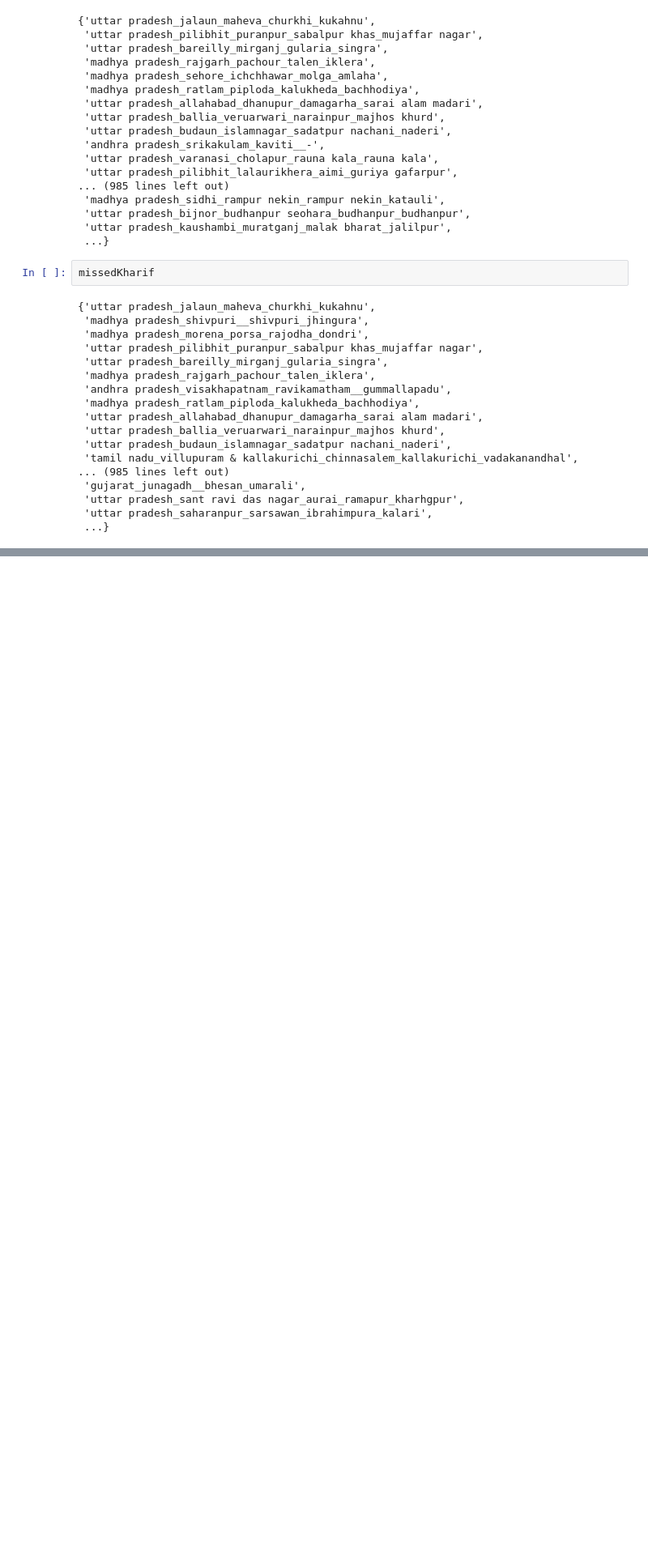
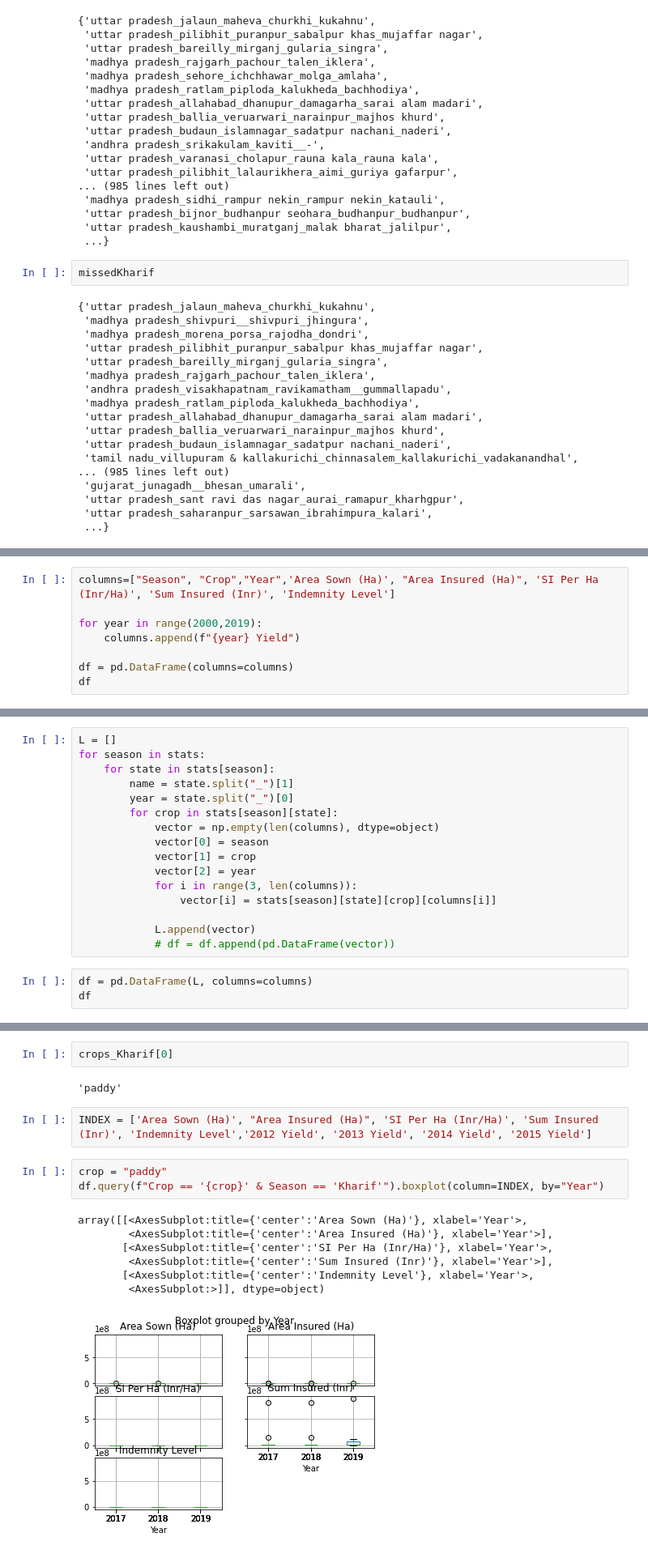
Before and after one commit to amaurylancelin/Datathon, a Jupyter notebook: Exploration/key_analysis.ipynb, the cells around one changed output, grey strips where cells are left out. Shown at 81% size. Saved outputs shown, nothing was run; the diff lists cells and outputs as text; blank space fills up the shorter version.

```diff
--- a/Exploration/key_analysis.ipynb
+++ b/Exploration/key_analysis.ipynb
@@ -183,0 +228,8 @@ Kharif.query("key == 'uttar pradesh_sant ravi das nagar_aurai_ramapur_kharhgpur'
+# %%
+columns=["Season", "Crop","Year",'Area Sown (Ha)', "Area Insured (Ha)", 'SI Per Ha (Inr/Ha)', 'Sum Insured (Inr)', 'Indemnity Level']
+
+for year in range(2000,2019):
+    columns.append(f"{year} Yield")
+
+df = pd.DataFrame(columns=columns)
+df
@@ -183,0 +239,19 @@ Kharif.query("key == 'uttar pradesh_sant ravi das nagar_aurai_ramapur_kharhgpur'
+# %%
+L = []
+for season in stats:
+    for state in stats[season]:
+        name = state.split("_")[1]
+        year = state.split("_")[0]
+        for crop in stats[season][state]:
+            vector = np.empty(len(columns), dtype=object)
+            vector[0] = season
+            vector[1] = crop
+            vector[2] = year
+            for i in range(3, len(columns)):
+                vector[i] = stats[season][state][crop][columns[i]]
+
+            L.append(vector)
+            # df = df.append(pd.DataFrame(vector))
+# %%
+df = pd.DataFrame(L, columns=columns)
+df
@@ -183,0 +275,17 @@ Kharif.query("key == 'uttar pradesh_sant ravi das nagar_aurai_ramapur_kharhgpur'
+# %%
+crops_Kharif[0]
+# %% [output]
+'paddy'
+# %%
+INDEX = ['Area Sown (Ha)', "Area Insured (Ha)", 'SI Per Ha (Inr/Ha)', 'Sum Insured (Inr)', 'Indemnity Level','2012 Yield', '2013 Yield', '2014 Yield', '2015 Yield']
+# %%
+crop = "paddy"
+df.query(f"Crop == '{crop}' & Season == 'Kharif'").boxplot(column=INDEX, by="Year")
+# %% [output]
+array([[<AxesSubplot:title={'center':'Area Sown (Ha)'}, xlabel='Year'>,
+        <AxesSubplot:title={'center':'Area Insured (Ha)'}, xlabel='Year'>],
+       [<AxesSubplot:title={'center':'SI Per Ha (Inr/Ha)'}, xlabel='Year'>,
+        <AxesSubplot:title={'center':'Sum Insured (Inr)'}, xlabel='Year'>],
+       [<AxesSubplot:title={'center':'Indemnity Level'}, xlabel='Year'>,
+        <AxesSubplot:>]], dtype=object)
+[figure, added]
```
Also changed, not shown: parts of 9 cells of this notebook, 2 other files.
